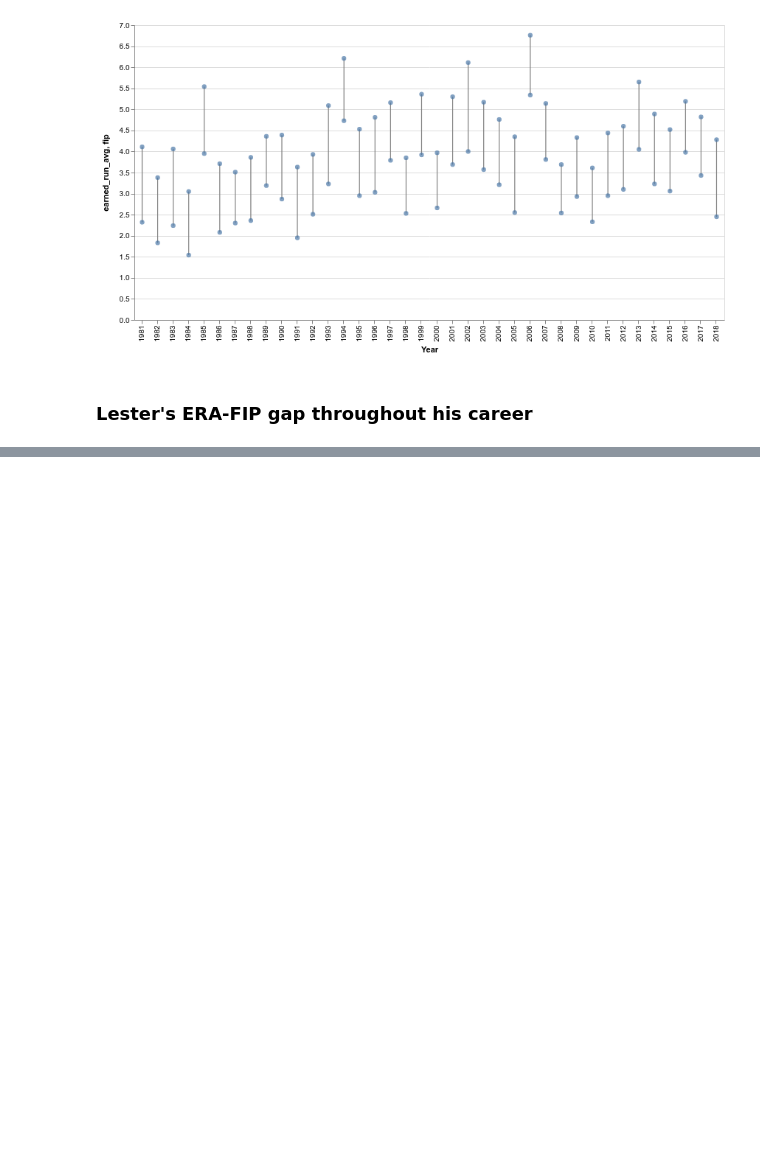
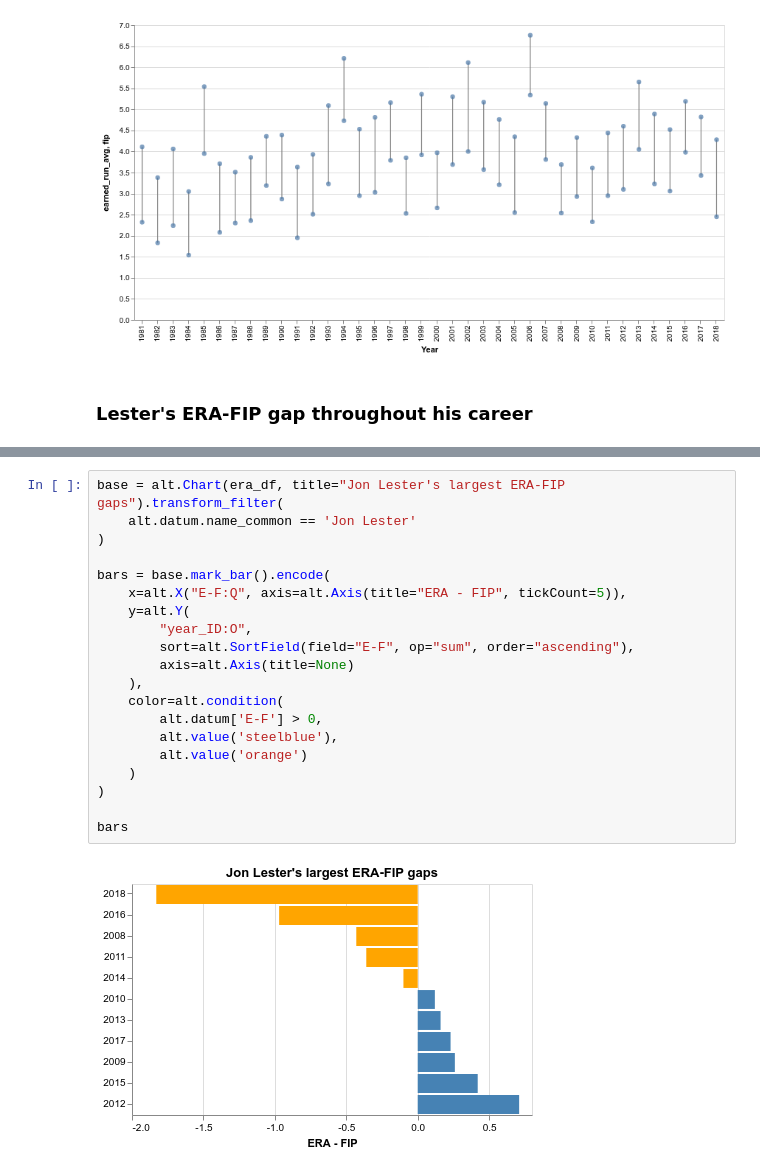
Before and after one commit to palewire/baseball-notebooks, a Jupyter notebook: lester.ipynb, the cells around one changed output, grey strips where cells are left out. Cells and saved outputs as stored; diff of their text form; blank space fills up the shorter version.

```diff
--- a/lester.ipynb
+++ b/lester.ipynb
@@ -233,0 +234,22 @@ gap + era + fip
+# %%
+base = alt.Chart(era_df, title="Jon Lester's largest ERA-FIP gaps").transform_filter(
+    alt.datum.name_common == 'Jon Lester'
+)
+
+bars = base.mark_bar().encode(
+    x=alt.X("E-F:Q", axis=alt.Axis(title="ERA - FIP", tickCount=5)),
+    y=alt.Y(
+        "year_ID:O",
+        sort=alt.SortField(field="E-F", op="sum", order="ascending"),
+        axis=alt.Axis(title=None)
+    ),
+    color=alt.condition(
+        alt.datum['E-F'] > 0,
+        alt.value('steelblue'),
+        alt.value('orange')
+    )
+)
+
+bars
+# %% [output]
+[figure, added]
```
Also changed, not shown: parts of 1 cell of this notebook.
